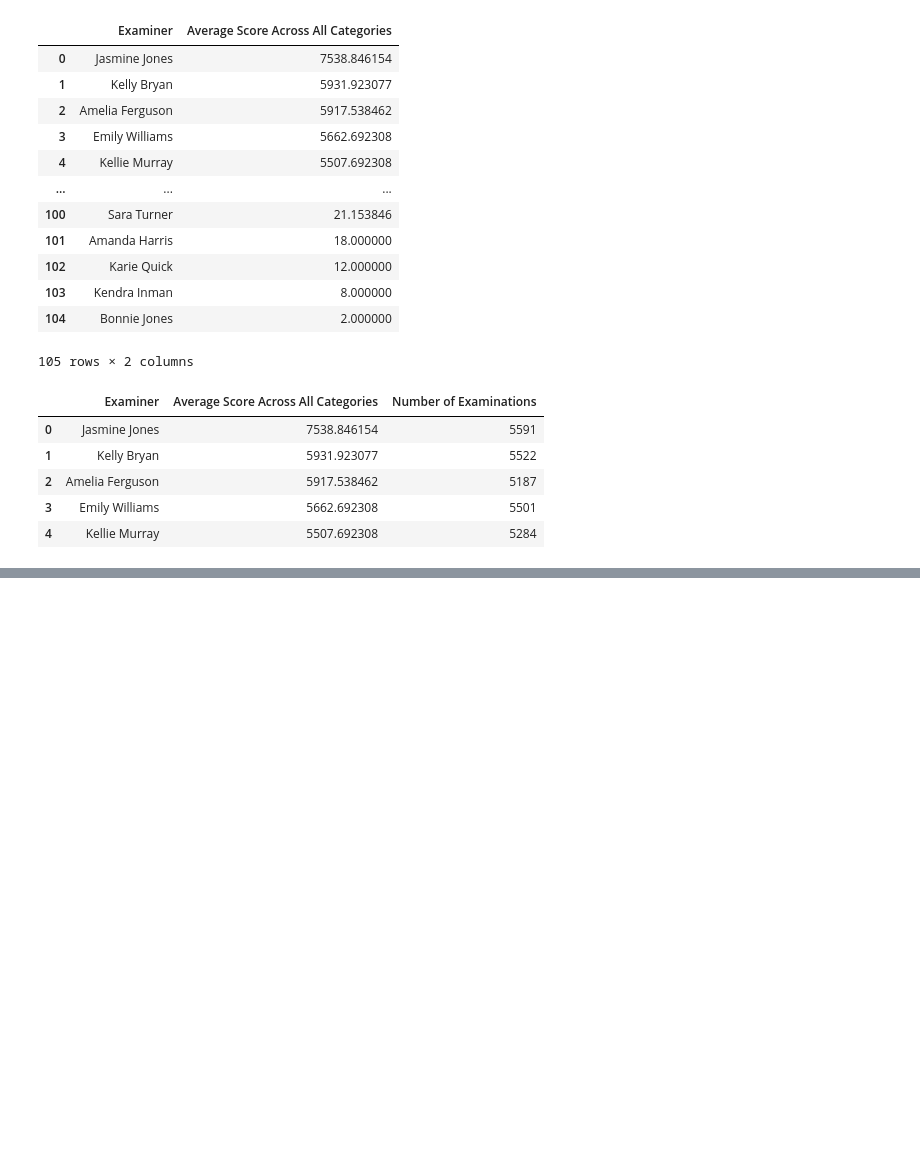
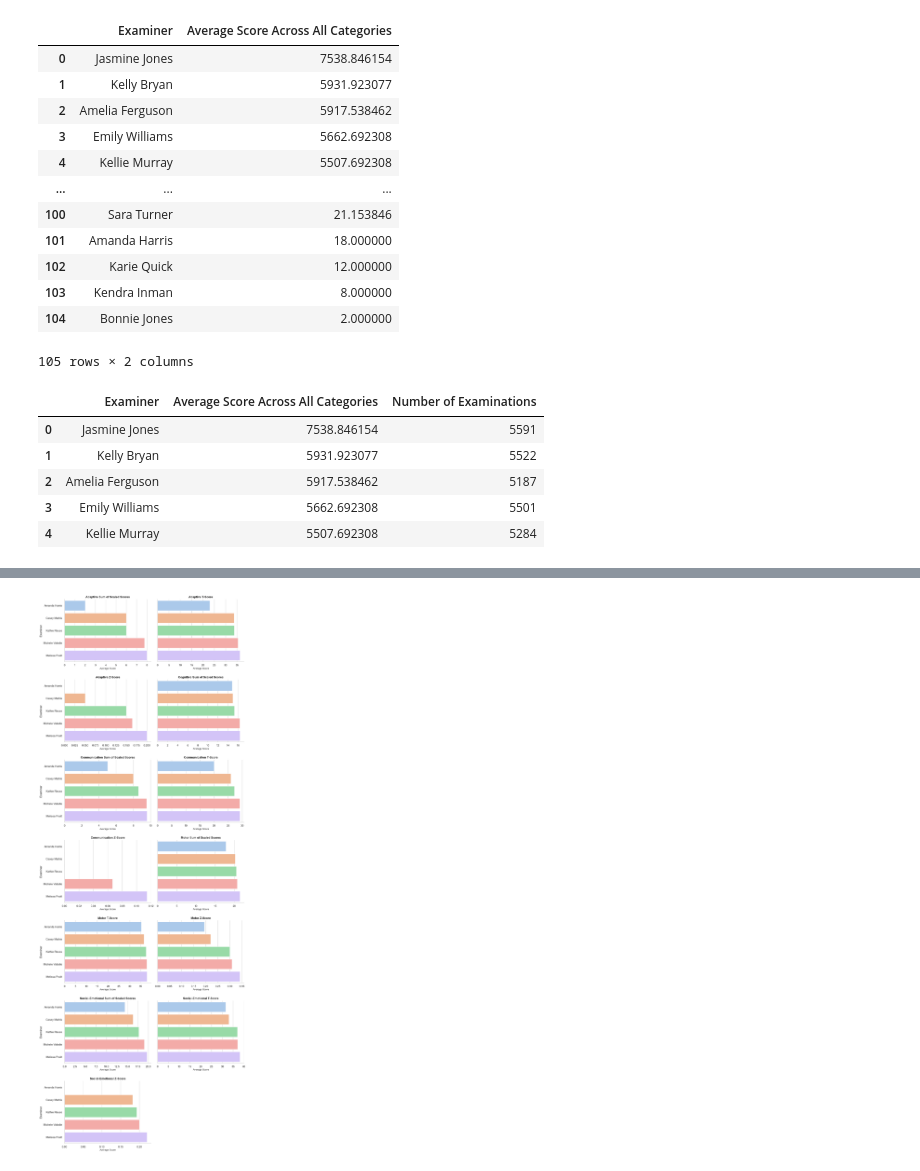
Before and after one commit to NSS-Full-Time-Data-Analytics-11/teis-project-tucker, a Jupyter notebook: TEISBDI.ipynb, the cells around one changed output, grey strips where cells are left out. Cells and saved outputs as stored; diff of their text form; code cells hidden in the pictures; blank space fills up the shorter version.

```diff
--- a/TEISBDI.ipynb
+++ b/TEISBDI.ipynb
@@ -680,0 +886,18 @@ examiner_summary_sorted_df.head()
+# %%
+# bottom 5 examiners, making it more compact
+g = sns.FacetGrid(bottom_examiners_by_category, col='Score_Category', col_wrap=2, sharex=False, height=3, aspect=2)
+
+g.map(sns.barplot, 'Score', 'Examiner', palette='pastel')
+
+g.set_titles(col_template="{col_name}", fontweight='bold', fontsize=10)
+
+g.fig.subplots_adjust(top=1.5)
+
+for axes in g.axes.flatten():
+    axes.set_xlabel('Average Score', fontsize=10)
+    axes.set_ylabel('Examiner', fontsize=12)
+    axes.tick_params(labelrotation=360)
+
+plt.show()
+# %% [output]
+[figure, added]
```
Also changed, not shown: parts of 13 cells of this notebook.
